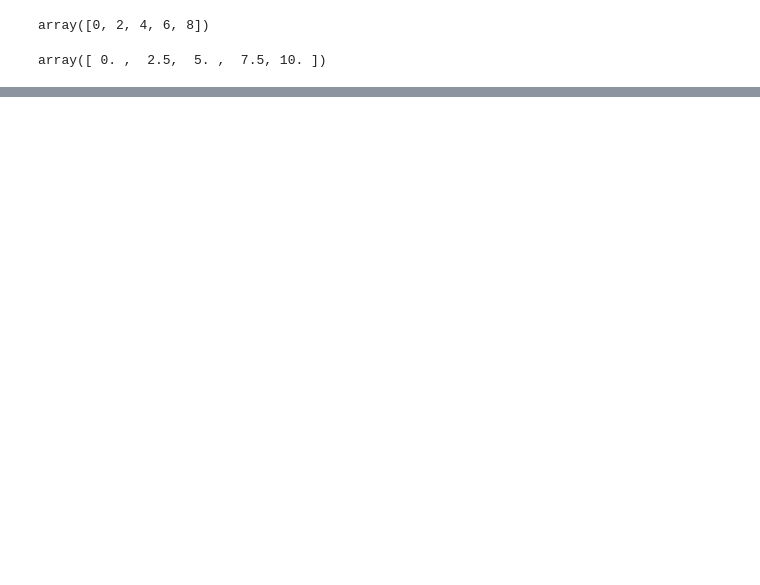
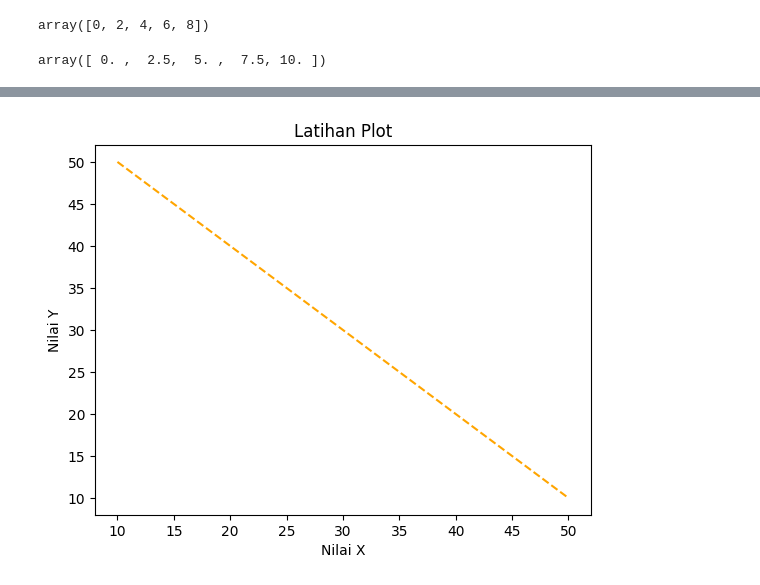
Before and after one commit to ergonrizky26/learning-data-science, a Jupyter notebook: python_basics.ipynb, the cells around one changed output, grey strips where cells are left out. Cells and saved outputs as stored; diff of their text form; code cells hidden in the pictures; blank space fills up the shorter version.

```diff
--- a/python_basics.ipynb
+++ b/python_basics.ipynb
@@ -459,0 +509,12 @@ array([ 0. ,  2.5,  5. ,  7.5, 10. ])
+# %%
+# Line Plot
+x_1 = [10, 20, 30, 40, 50]
+y_1 = [50, 40, 30, 20, 10]
+
+plt.plot(x_1, y_1, linestyle = '--', c = 'orange')
+plt.title('Latihan Plot')
+plt.xlabel('Nilai X')
+plt.ylabel('Nilai Y')
+plt.show()
+# %% [output]
+[figure, added]
```
Also changed, not shown: parts of 14 cells of this notebook.
